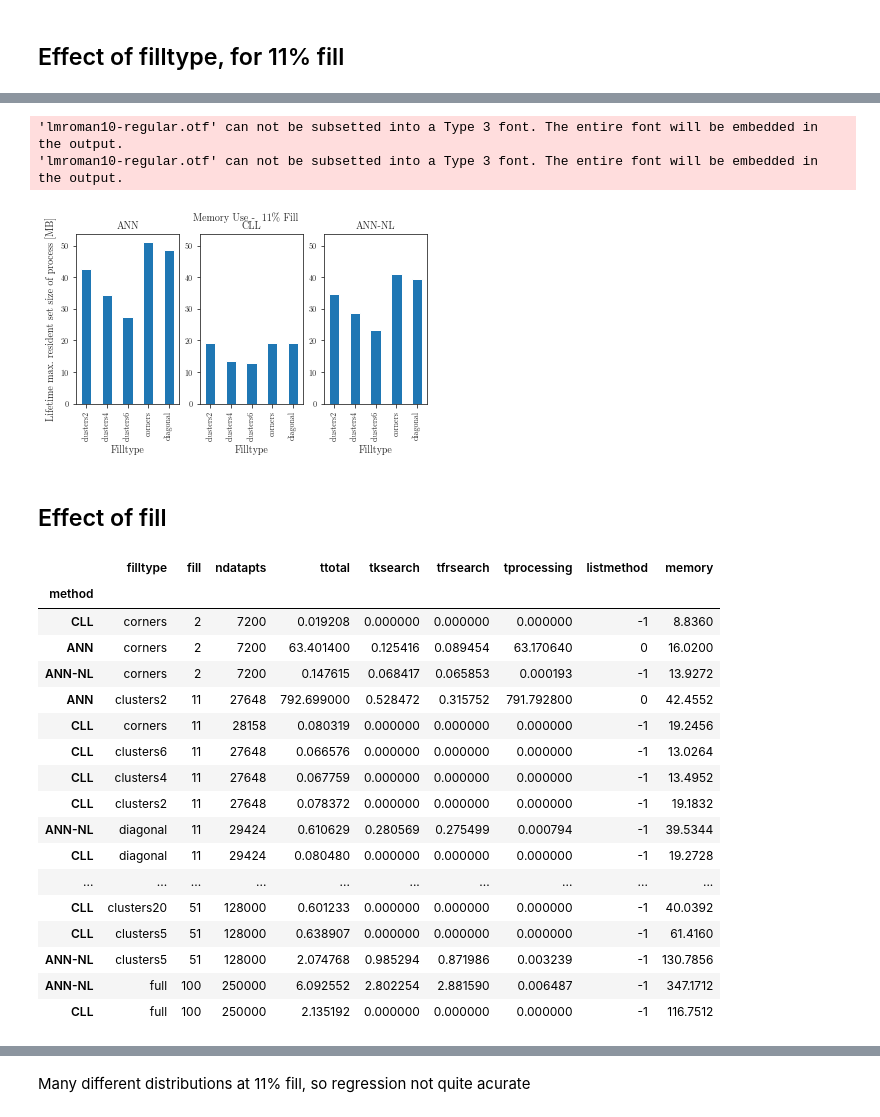
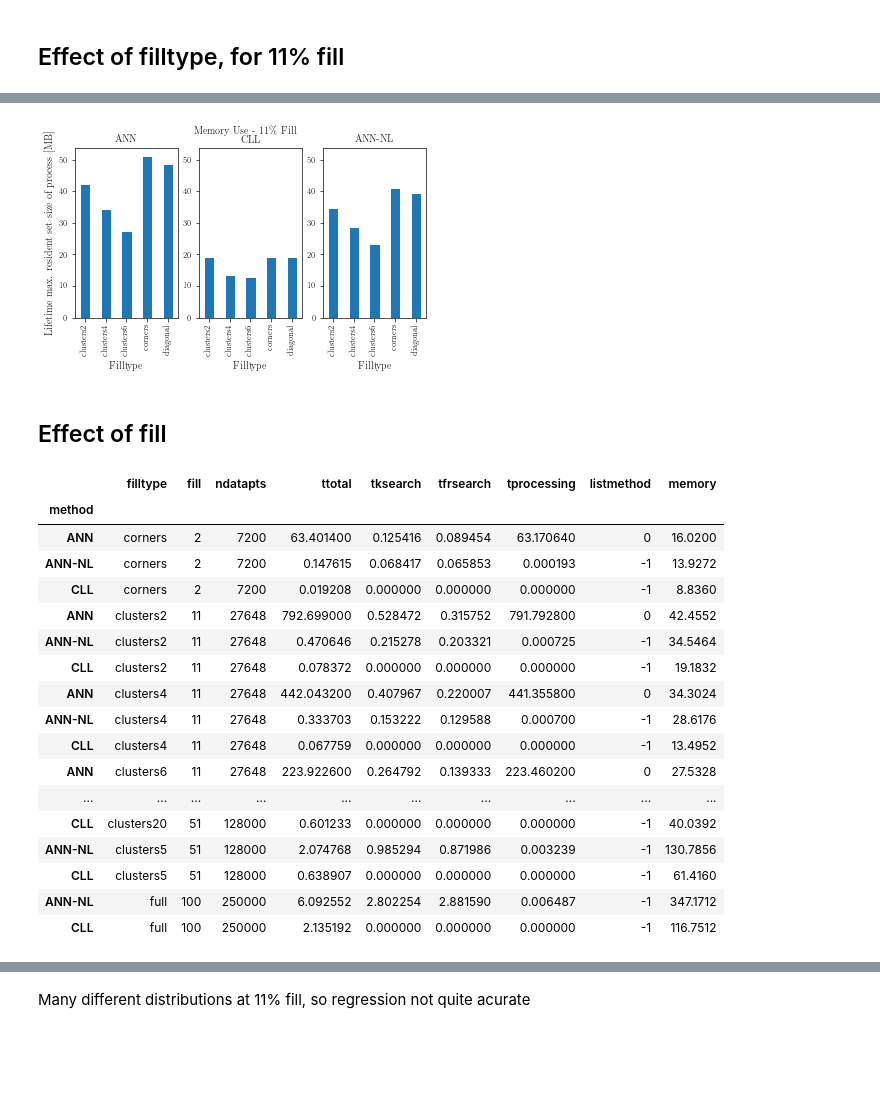
Before and after one commit to JensPfeifle/sph-nearest-neighbor, a Jupyter notebook: analysis/3-overview.ipynb, the cells around one changed output, grey strips where cells are left out. Cells and saved outputs as stored; diff of their text form; code cells hidden in the pictures; blank space fills up the shorter version.

```diff
--- a/analysis/3-overview.ipynb
+++ b/analysis/3-overview.ipynb
@@ -30,7 +30,9 @@ params = {'font.family':"Latin Modern Roman",
           'xtick.labelsize': 8,
           'ytick.labelsize': 8,
           'savefig.bbox':"tight",
-          'figure.figsize': fig_size,}
+          'figure.figsize': fig_size,
+          'text.usetex': True,
+          'text.latex.preamble': [r'\usepackage{lmodern}'],}
 plt.rcParams.update(params)
 
 def savefig(name: str):
@@ -38,3 +40,5 @@ def savefig(name: str):
     plt.savefig(filename, bbox_inches = 'tight')
 
 # see also pgf export/plot
+# %%
+plt.rcParams['font.serif']
@@ -41,3 +60,3 @@ def savefig(name: str):
 # %%
-[k for k in plt.rcParams.keys() if "title" in k]
+[k for k in plt.rcParams.keys() if "font" in k]
 # %% [output]
@@ -251,51 +279,49 @@ plt.show()
 # %%
 fig, (ax1, ax2, ax3) = plt.subplots(1, 3, sharey=False)
 
-plotdf = df[df["fill"] == 11].groupby(["method", "filltype"]).mean()
+plotdf = df[df["fill"] == 11].groupby(["method", "filltype"]).mean().sort_values(["filltype"])
 plotdf.loc["ANN"].plot(y=["memory"],    ax=ax1,
                        kind="bar", title="ANN", legend=False)
 plotdf.loc["CLL"].plot(y=["memory"],    ax=ax2,
                        kind="bar", title="CLL", legend=False)
 plotdf.loc["ANN-NL"].plot(y=["memory"], ax=ax3,
                           kind="bar", title="ANN-NL", legend=False)
 
 
 ax1.set_ylim(ax1.get_ylim())
 ax2.set_ylim(ax1.get_ylim())
 ax3.set_ylim(ax1.get_ylim())
 
 ax1.set(
     ylabel='Lifetime max. resident set size of process [MB]', xlabel='Filltype')
 ax2.set(ylabel='', xlabel='Filltype')
 ax3.set(ylabel='', xlabel='Filltype')
-plt.suptitle("Memory Use -  11% Fill")
+plt.suptitle("Memory Use -  11\% Fill")
 savefig('memory_fill11')
 plt.show()
 # %% [output]
-'lmroman10-regular.otf' can not be subsetted into a Type 3 font. The entire font will be embedded in the output.
-'lmroman10-regular.otf' can not be subsetted into a Type 3 font. The entire font will be embedded in the output.
-[figure, old version]
+[figure, new version]
 # %% [markdown]
 ## Effect of fill
 # %%
-df.groupby(["method", "filltype","fill"]).mean().reset_index(level=[1,2]).sort_values("fill")
+df.groupby(["method", "filltype","fill"]).mean().reset_index(level=[1,2]).sort_values(["fill","filltype"])
 # %% [output]
 |  | filltype | fill | ndatapts | ttotal | tksearch | tfrsearch | tprocessing | listmethod | memory |
 | method |  |  |  |  |  |  |  |  |  |
-| CLL | corners | 2 | 7200 | 0.019208 | 0.000000 | 0.000000 | 0.000000 | -1 | 8.8360 |
 | ANN | corners | 2 | 7200 | 63.401400 | 0.125416 | 0.089454 | 63.170640 | 0 | 16.0200 |
 | ANN-NL | corners | 2 | 7200 | 0.147615 | 0.068417 | 0.065853 | 0.000193 | -1 | 13.9272 |
+| CLL | corners | 2 | 7200 | 0.019208 | 0.000000 | 0.000000 | 0.000000 | -1 | 8.8360 |
 | ANN | clusters2 | 11 | 27648 | 792.699000 | 0.528472 | 0.315752 | 791.792800 | 0 | 42.4552 |
-| CLL | corners | 11 | 28158 | 0.080319 | 0.000000 | 0.000000 | 0.000000 | -1 | 19.2456 |
-| CLL | clusters6 | 11 | 27648 | 0.066576 | 0.000000 | 0.000000 | 0.000000 | -1 | 13.0264 |
+| ANN-NL | clusters2 | 11 | 27648 | 0.470646 | 0.215278 | 0.203321 | 0.000725 | -1 | 34.5464 |
+| CLL | clusters2 | 11 | 27648 | 0.078372 | 0.000000 | 0.000000 | 0.000000 | -1 | 19.1832 |
+| ANN | clusters4 | 11 | 27648 | 442.043200 | 0.407967 | 0.220007 | 441.355800 | 0 | 34.3024 |
+| ANN-NL | clusters4 | 11 | 27648 | 0.333703 | 0.153222 | 0.129588 | 0.000700 | -1 | 28.6176 |
 | CLL | clusters4 | 11 | 27648 | 0.067759 | 0.000000 | 0.000000 | 0.000000 | -1 | 13.4952 |
-| CLL | clusters2 | 11 | 27648 | 0.078372 | 0.000000 | 0.000000 | 0.000000 | -1 | 19.1832 |
-| ANN-NL | diagonal | 11 | 29424 | 0.610629 | 0.280569 | 0.275499 | 0.000794 | -1 | 39.5344 |
-| CLL | diagonal | 11 | 29424 | 0.080480 | 0.000000 | 0.000000 | 0.000000 | -1 | 19.2728 |
+| ANN | clusters6 | 11 | 27648 | 223.922600 | 0.264792 | 0.139333 | 223.460200 | 0 | 27.5328 |
 | ... | ... | ... | ... | ... | ... | ... | ... | ... | ... |
 | CLL | clusters20 | 51 | 128000 | 0.601233 | 0.000000 | 0.000000 | 0.000000 | -1 | 40.0392 |
+| ANN-NL | clusters5 | 51 | 128000 | 2.074768 | 0.985294 | 0.871986 | 0.003239 | -1 | 130.7856 |
 | CLL | clusters5 | 51 | 128000 | 0.638907 | 0.000000 | 0.000000 | 0.000000 | -1 | 61.4160 |
-| ANN-NL | clusters5 | 51 | 128000 | 2.074768 | 0.985294 | 0.871986 | 0.003239 | -1 | 130.7856 |
 | ANN-NL | full | 100 | 250000 | 6.092552 | 2.802254 | 2.881590 | 0.006487 | -1 | 347.1712 |
 | CLL | full | 100 | 250000 | 2.135192 | 0.000000 | 0.000000 | 0.000000 | -1 | 116.7512 |
 # %%
```
Also changed, not shown: parts of 8 cells of this notebook, 7 other files.
